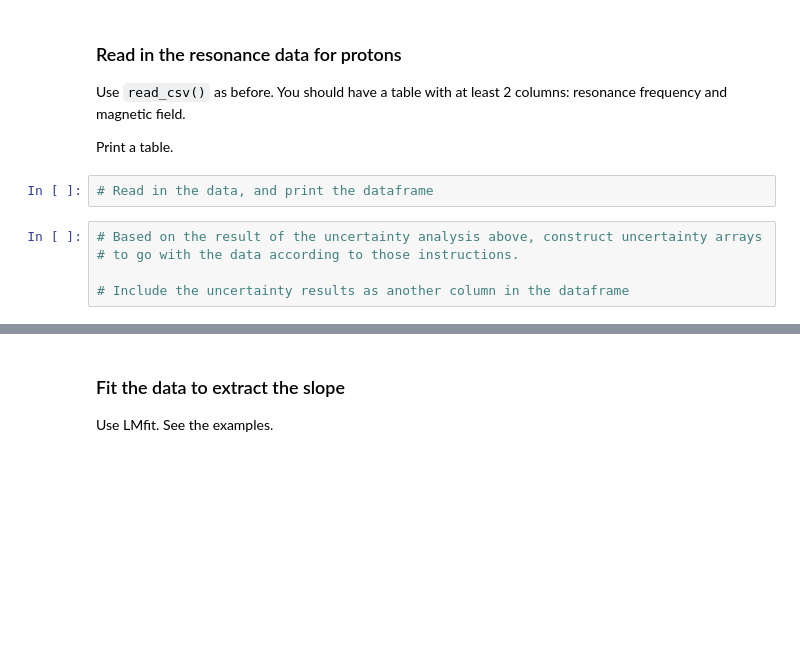
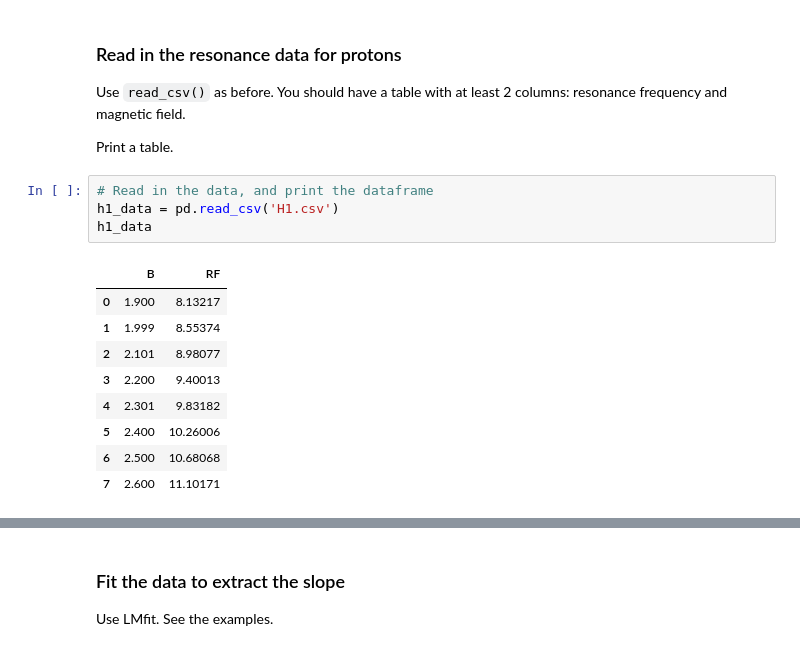
Before and after one commit to ahserhan/CMX, a Jupyter notebook: CWNMR/Continuous NMR Analysis (Template).ipynb, the cells around one changed output, grey strips where cells are left out. Cells and saved outputs as stored; diff of their text form; blank space fills up the shorter version.

```diff
--- a/CWNMR/Continuous NMR Analysis (Template).ipynb
+++ b/CWNMR/Continuous NMR Analysis (Template).ipynb
@@ -88,8 +105,15 @@ Use `read_csv()` as before.  You should have a table with at least 2 columns: re
 Print a table.
 # %%
 # Read in the data, and print the dataframe
+h1_data = pd.read_csv('H1.csv')
+h1_data
+# %% [output]
+|  | B | RF |
+| 0 | 1.900 | 8.13217 |
+| 1 | 1.999 | 8.55374 |
+| 2 | 2.101 | 8.98077 |
+| 3 | 2.200 | 9.40013 |
+| 4 | 2.301 | 9.83182 |
+| 5 | 2.400 | 10.26006 |
+| 6 | 2.500 | 10.68068 |
+| 7 | 2.600 | 11.10171 |
-# %%
-# Based on the result of the uncertainty analysis above, construct uncertainty arrays
-# to go with the data according to those instructions.
-
-# Include the uncertainty results as another column in the dataframe
```
Also changed, not shown: parts of 19 cells of this notebook.
